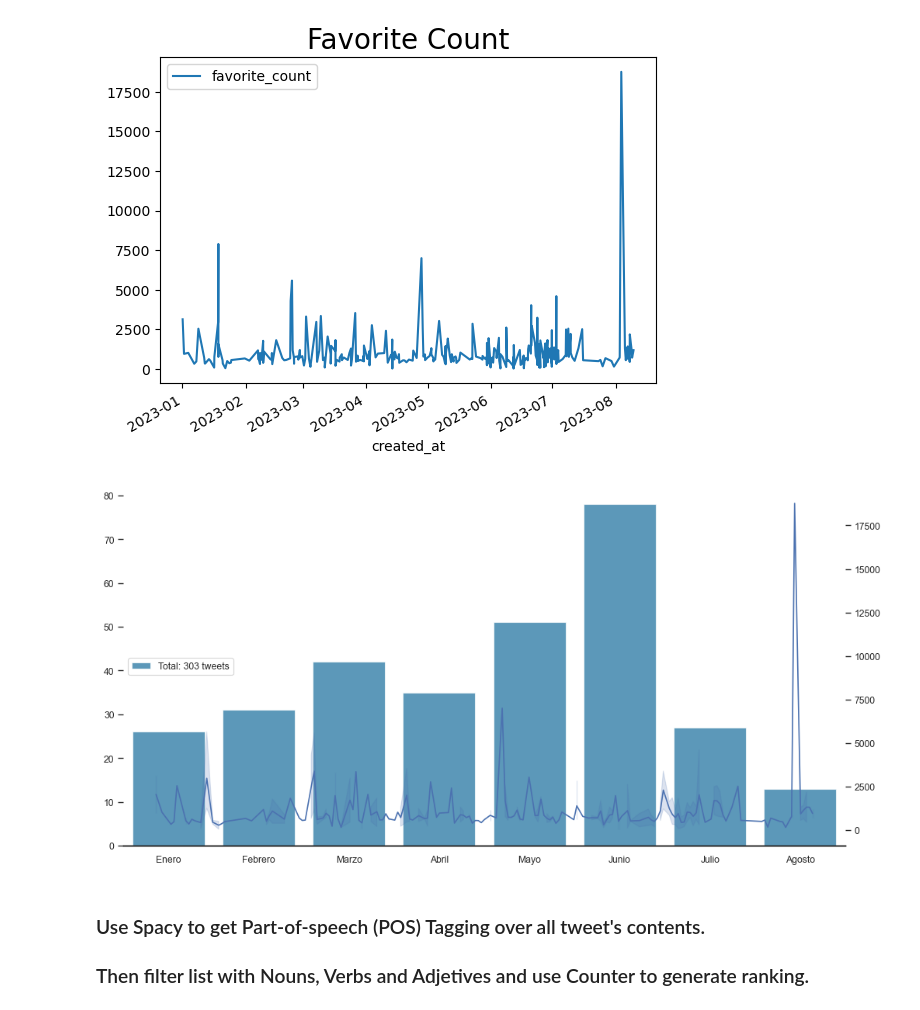
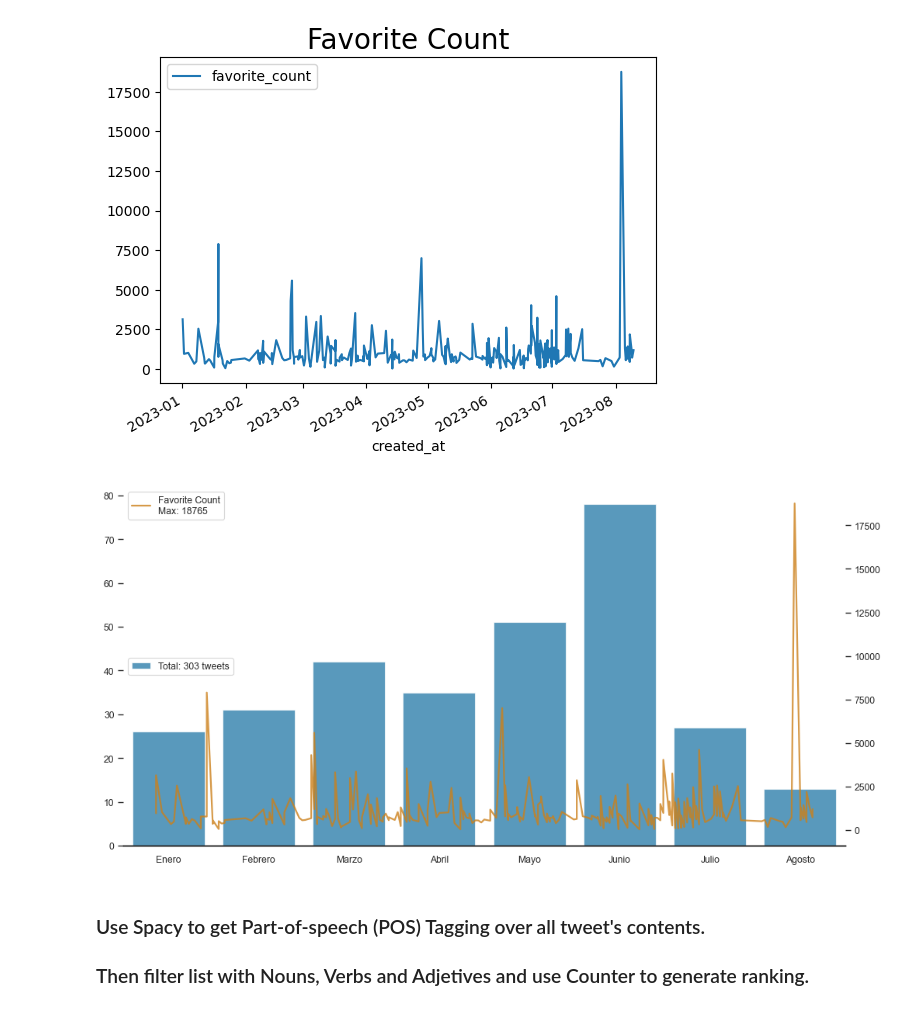
Before and after one commit to Fede654/deQue-Hablan-losCandidatos, a Jupyter notebook: tweeter analysis per account.ipynb, the cells around one changed output. Drawn from its saved outputs; the diff is of its cells as text; code cells hidden in the pictures.

```diff
--- a/tweeter analysis per account.ipynb
+++ b/tweeter analysis per account.ipynb
@@ -46,35 +46,43 @@ f, ax1 = plt.subplots(figsize=(12, 6))
 # Instantiate a second axes to overlapp plots
 ax2 = ax1.twinx().twiny()
 # Bar plot for Tweets per Month
 sns.countplot(x=tweets_df1['created_at'].dt.month,
              label=("Total: "+str(len(tweets_df1))+' tweets'),
-             #saturation=0.75,
+             saturation=0.8,
              width=0.8,
              color="b",
              alpha=0.7,
              ax=ax1)
 # Line plot Favorite count plot
 sns.lineplot(data=tweets_df1,
             x='created_at_dt',
             y='favorite_count',
+            label=('Favorite Count\nMax: '+str(tweets_df1['favorite_count'].max())),
+            estimator=None,
+            linewidth=1.6,
+            color=(0.8, 0.5, 0.1, 0.8),
             ax=ax2)
 # Style #
 custom_params = { 'axes.grid': False, "axes.spines.left": False, "axes.spines.right": False, "axes.spines.top": False }
 sns.set_theme(style="white", rc=custom_params)
 sns.set_context("paper")
 sns.set_color_codes("colorblind")
 ax1.set_xticklabels(['Enero','Febrero','Marzo','Abril','Mayo','Junio','Julio','Agosto'])
 ax2.set_xticklabels([])
 ax2.tick_params(top=False)
 ax2.set_xticks(np.linspace(ax2.get_xticks()[0], ax2.get_xticks()[-1], len(ax1.get_xticks())))
+#supported values are 'best', 'upper right', 'upper left', 'lower left', 'lower right', 'right', 'center left', 'center right', 'lower center', 'upper center', 'center'
 ax1.legend(ncol=2, loc="center left", frameon=True)
+ax2.legend(ncol=2, loc="best", frameon=True)
 ax1.set_xlabel(None)
 ax1.set_ylabel(None)
 ax2.set_xlabel(None)
 ax2.set_ylabel(None)
+
+plt.savefig('img/'+Account+'_plots.png')
 plt.show()
 # %% [output]
-[figure, old version]
+[figure, new version]
 # %% [markdown]
 ### Use Spacy to get Part-of-speech (POS) Tagging over all tweet's contents.
 
```
